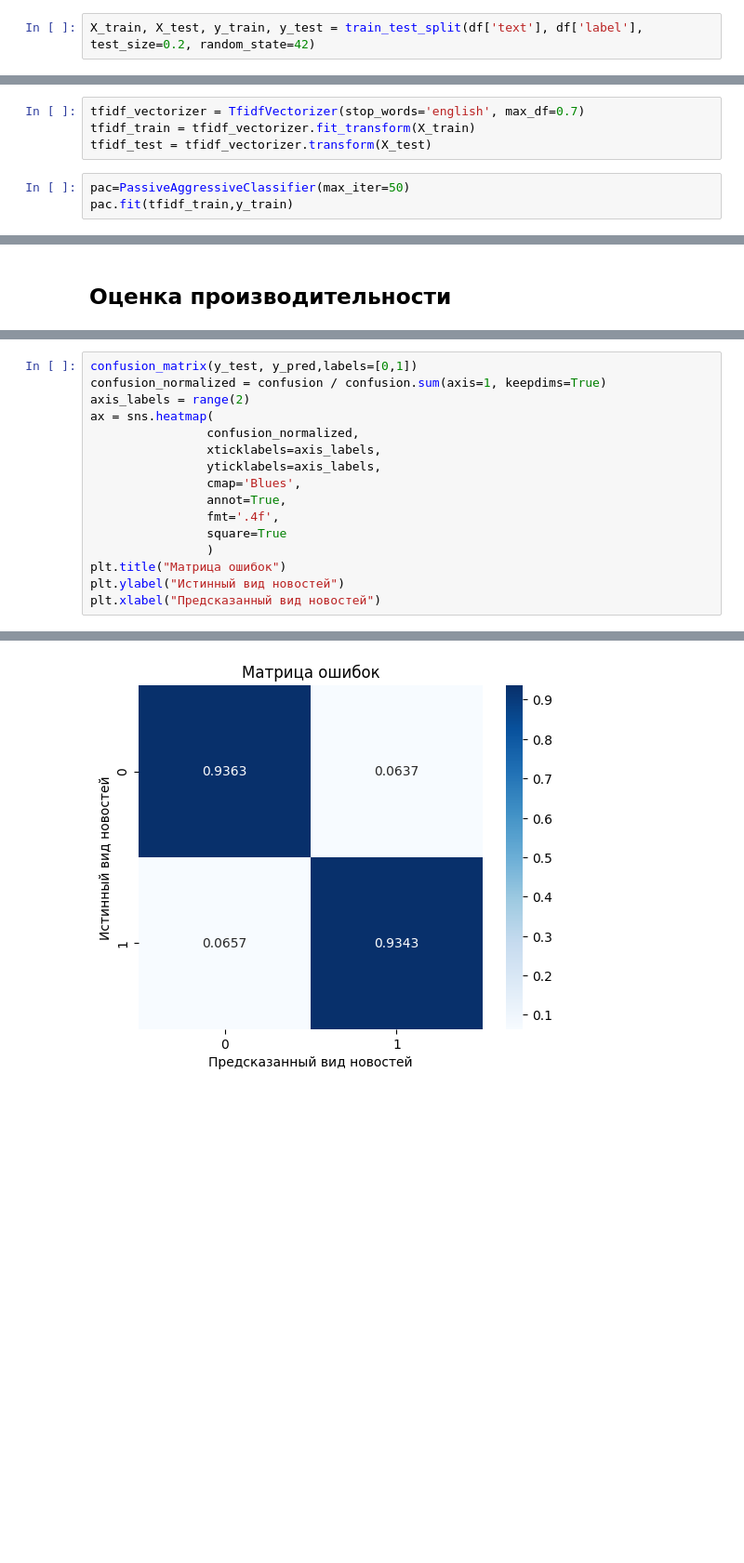
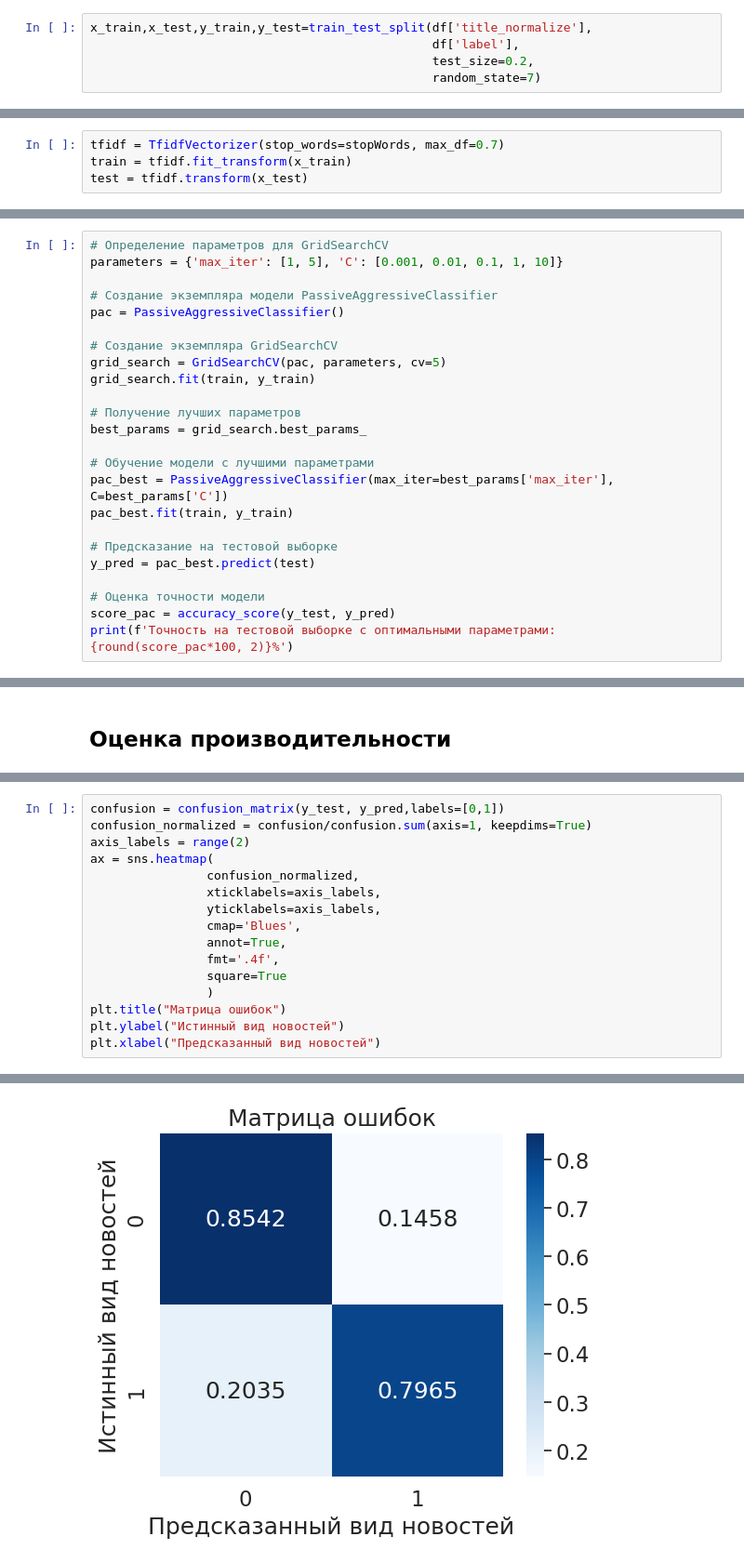
Before and after one commit to GulnazaS/Fake-or-real-news, a Jupyter notebook: Обнаружение_фальшивых_новостей.ipynb, the cells around one changed output, grey strips where cells are left out. Shown at 93% size. Drawn from its saved outputs; the diff is of its cells as text; blank space fills up the shorter version.

```diff
--- a/Обнаружение_фальшивых_новостей.ipynb
+++ b/Обнаружение_фальшивых_новостей.ipynb
@@ -105,4 +141,7 @@ Name: label, dtype: object
 #Приведение значений к int
 df['label'] = np.where(df['label']=='REAL', 1, 0)
 # %%
-X_train, X_test, y_train, y_test = train_test_split(df['text'], df['label'], test_size=0.2, random_state=42)
+x_train,x_test,y_train,y_test=train_test_split(df['title_normalize'],
+                                               df['label'],
+                                               test_size=0.2,
+                                               random_state=7)
@@ -109,7 +154,4 @@ X_train, X_test, y_train, y_test = train_test_split(df['text'], df['label'], tes
 # %%
-tfidf_vectorizer = TfidfVectorizer(stop_words='english', max_df=0.7)
-tfidf_train = tfidf_vectorizer.fit_transform(X_train)
-tfidf_test = tfidf_vectorizer.transform(X_test)
+tfidf = TfidfVectorizer(stop_words=stopWords, max_df=0.7)
+train = tfidf.fit_transform(x_train)
+test = tfidf.transform(x_test)
-# %%
-pac=PassiveAggressiveClassifier(max_iter=50)
-pac.fit(tfidf_train,y_train)
@@ -162,0 +158,24 @@ Accuracy: 93.53%
+# %%
+# Определение параметров для GridSearchCV
+parameters = {'max_iter': [1, 5], 'C': [0.001, 0.01, 0.1, 1, 10]}
+
+# Создание экземпляра модели PassiveAggressiveClassifier
+pac = PassiveAggressiveClassifier()
+
+# Создание экземпляра GridSearchCV
+grid_search = GridSearchCV(pac, parameters, cv=5)
+grid_search.fit(train, y_train)
+
+# Получение лучших параметров
+best_params = grid_search.best_params_
+
+# Обучение модели с лучшими параметрами
+pac_best = PassiveAggressiveClassifier(max_iter=best_params['max_iter'], C=best_params['C'])
+pac_best.fit(train, y_train)
+
+# Предсказание на тестовой выборке
+y_pred = pac_best.predict(test)
+
+# Оценка точности модели
+score_pac = accuracy_score(y_test, y_pred)
+print(f'Точность на тестовой выборке с оптимальными параметрами: {round(score_pac*100, 2)}%')
@@ -193,6 +192,6 @@ print(conf_matrix)
 # %%
-confusion_matrix(y_test, y_pred,labels=[0,1])
-confusion_normalized = confusion / confusion.sum(axis=1, keepdims=True)
+confusion = confusion_matrix(y_test, y_pred,labels=[0,1])
+confusion_normalized = confusion/confusion.sum(axis=1, keepdims=True)
 axis_labels = range(2)
 ax = sns.heatmap(
                 confusion_normalized,
@@ -211 +210 @@ Text(0.5, 23.52222222222222, 'Предсказанный вид новостей
-[figure, old version]
+[figure, new version]
```
Also changed, not shown: parts of 31 cells of this notebook.
